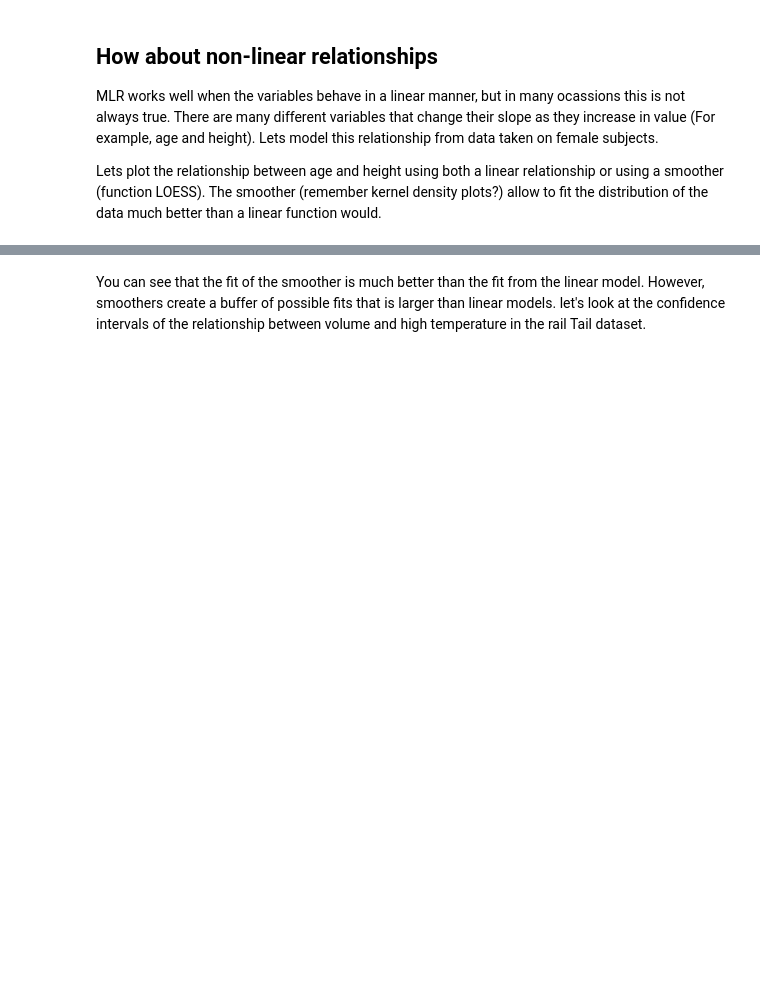
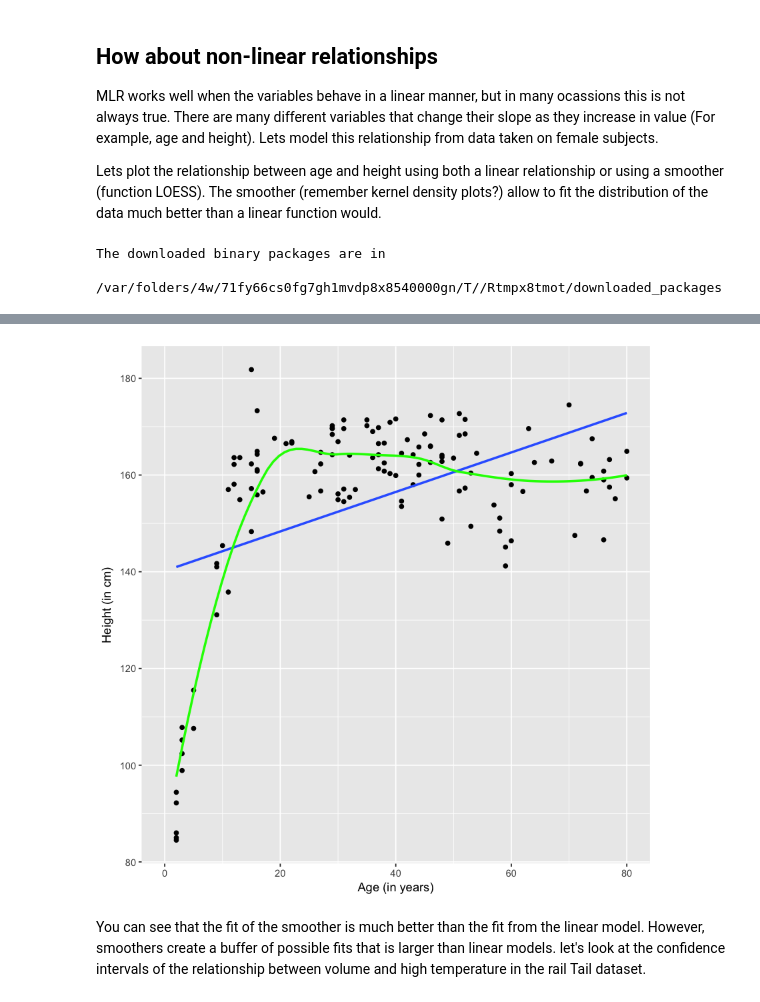
Before and after one commit to abchapman93/BMI_Prob_Stats, a Jupyter notebook: Module/Week 8/1. Regression and Correlation.ipynb, the cells around one changed output, grey strips where cells are left out. Drawn from its saved outputs; the diff is of its cells as text; code cells hidden in the pictures; blank space fills up the shorter version.

```diff
--- a/Module/Week 8/1. Regression and Correlation.ipynb
+++ b/Module/Week 8/1. Regression and Correlation.ipynb
@@ -305,7 +486,10 @@ MLR works well when the variables behave in a linear manner, but in many ocassio
 
 Lets plot the relationship between age and height using both a linear relationship or using a smoother (function LOESS). The smoother (remember kernel density plots?) allow to fit the distribution of the data much better than a linear function would.
 # %%
-#install.packages("NHANES")
+# Normal distributions are likely linear
+# Highly skewed are likely non-linear
+
+install.packages("NHANES")
 library(NHANES)
 NHANES %>%
 sample(300) %>%
@@ -315,3 +499,6 @@ geom_point() +
 stat_smooth(method = lm, se = 0) +
 stat_smooth(method = loess, se = 0, color = "green") +
 xlab("Age (in years)") + ylab("Height (in cm)")
+# %% [output]
+The downloaded binary packages are in
+        /var/folders/4w/71fy66cs0fg7gh1mvdp8x8540000gn/T//Rtmpx8tmot/downloaded_packages
@@ -318,3 +509,4 @@ xlab("Age (in years)") + ylab("Height (in cm)")
+[figure, added]
 # %% [markdown]
 You can see that the fit of the smoother is much better than the fit from the linear model. However, smoothers create a buffer of possible fits that is larger than linear models. let's look at the confidence intervals of the relationship between volume and high temperature in the rail Tail dataset.
 # %%
```
Also changed, not shown: parts of 36 cells of this notebook, 7 other files.
